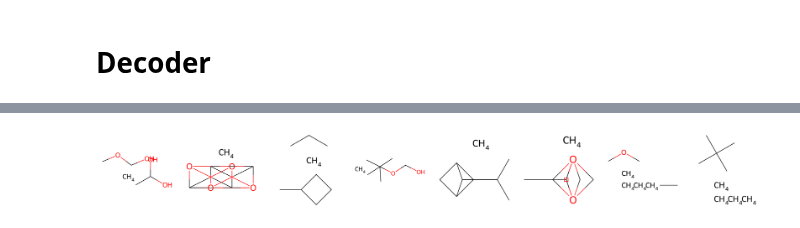
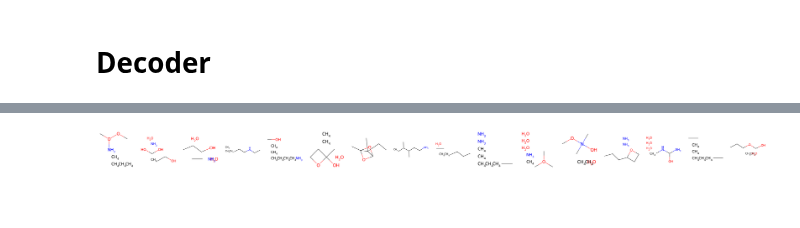
Before and after one commit to pkmtum/Molecular_Generative_Modeling, a Jupyter notebook: source/mixture_model.ipynb, the cells around one changed output, grey strips where cells are left out. Cells and saved outputs as stored; diff of their text form; code cells hidden in the pictures; blank space fills up the shorter version.

```diff
--- a/source/mixture_model.ipynb
+++ b/source/mixture_model.ipynb
@@ -20,7 +20,6 @@ lg = RDLogger.logger()
 lg.setLevel(RDLogger.CRITICAL)
 
 from data_utils import *
-from graph_vae.vae import GraphVAE
 
 device = torch.device('cuda' if torch.cuda.is_available() else 'cpu')
 
@@ -38,10 +37,8 @@ dataset = create_qm9_mixture_vae_dataset(
 )
 train_dataset, val_dataset, _ = create_qm9_data_split(dataset=dataset)
 
-index = 4
-
-batch_size = 1
-train_loader = DataLoader(train_dataset[index:index+1], batch_size=batch_size, shuffle=True)
+batch_size = 128
+train_loader = DataLoader(train_dataset[:batch_size], batch_size=batch_size, shuffle=True)
 val_loader = DataLoader(val_dataset, batch_size=batch_size, shuffle=False)
 
 train_batch = next(iter(train_loader))
@@ -307,6 +95,10 @@ class MixtureModelEncoder(nn.Module):
 # %%
+import torch.nn.functional as F
 import torch.distributions as D
 from torch_geometric.utils import scatter
+
+from mixture_model.encoder import MixtureModelEncoder
+from mixture_model.decoder import MixtureModelDecoder
 
 
 def kl_divergence_gaussian(mu_q, sigma_q, mu_p, sigma_p):
@@ -345,8 +137,6 @@ r = 1e-4
 
 loss_vals = []
 
-edge_type_weights = torch.tensor(data=[1, 1, 1, 1, 1], dtype=torch.float32, device=device)
-
 for epoch in tqdm(range(epochs)):
 
     for batch_index, train_batch in enumerate(tqdm(train_loader, desc=f"Epoch {epoch + 1} Training")):
@@ -374,7 +164,6 @@ for epoch in tqdm(range(epochs)):
             input=train_reconstruction.edge_attr,
             target=train_target_edge_attr,
             reduction="sum",
-            #weight=edge_type_weights,
         )
         loss /= len(train_batch)
 
@@ -419,7 +208,7 @@ for epoch in tqdm(range(epochs)):
         z_kl_divergence = (z_kl_divergence * train_pi_q).sum(dim=1)
         # sum over all nodes in each molecule and average over batch
         z_kl_divergence = scatter(z_kl_divergence, train_batch.batch, dim=0, reduce='sum').mean()
-        loss += z_kl_divergence * 0.05
+        loss += z_kl_divergence * hparams["z_kl_weight"]
 
         loss.backward()
         optimizer.step()
@@ -457,25 +252,50 @@ plt.show()
 # %%
-num_atoms = torch.tensor([9] * 8, dtype=torch.int64, device=device)
+def get_batch_item(batch_data: Data, i: int):
+    node_mask = batch_data.batch == i
+
+    offsets = torch.cumsum(torch.bincount(batch_data.batch), dim=0)
+
+    edge_mask = (batch_data.edge_index[0] < offsets[i]) & (batch_data.edge_index[1] < offsets[i])
+    if i > 0:
+        edge_mask &= (batch_data.edge_index[0] >= offsets[i - 1]) & (batch_data.edge_index[1] >= offsets[i - 1])
+
+    # remove non-existent edges
+    edge_mask &= batch_data.edge_attr.argmax(dim=1) < 4
+    edge_attr = batch_data.edge_attr[edge_mask][:,:-1]
+
+    # adjust edge index based on batch index
+    edge_index = batch_data.edge_index[:, edge_mask]
+    if i > 0:
+        edge_index -= offsets[i - 1]
+
+    return Data(
+        x=batch_data.x[node_mask],
+        edge_index=edge_index,
+        edge_attr=edge_attr
+    )
+
+
+num_atoms = torch.tensor([9] * 16, dtype=torch.int64, device=device)
 data = decoder_model.sample(num_atoms, device)
 
 num_molecules = len(num_atoms)
 
 fig, axs = plt.subplots(1, num_molecules, figsize=(num_molecules * 3, 3))
 if num_molecules > 1:
     axs = axs.flatten()
 
 for i in range(num_molecules):
     graph = get_batch_item(data, i)
     mol = graph_to_mol(data=graph, includes_h=include_hydrogen, validate=False)
     if num_molecules > 1:
         axis = axs[i]
     else:
         axis = axs
     axis.imshow(Draw.MolToImage(mol))
     axis.axis("off")
 
 
 plt.tight_layout()
 plt.show()
 # %% [output]
-[figure, old version]
+[figure, new version]
```
Also changed, not shown: parts of 10 cells of this notebook, 5 other files.
